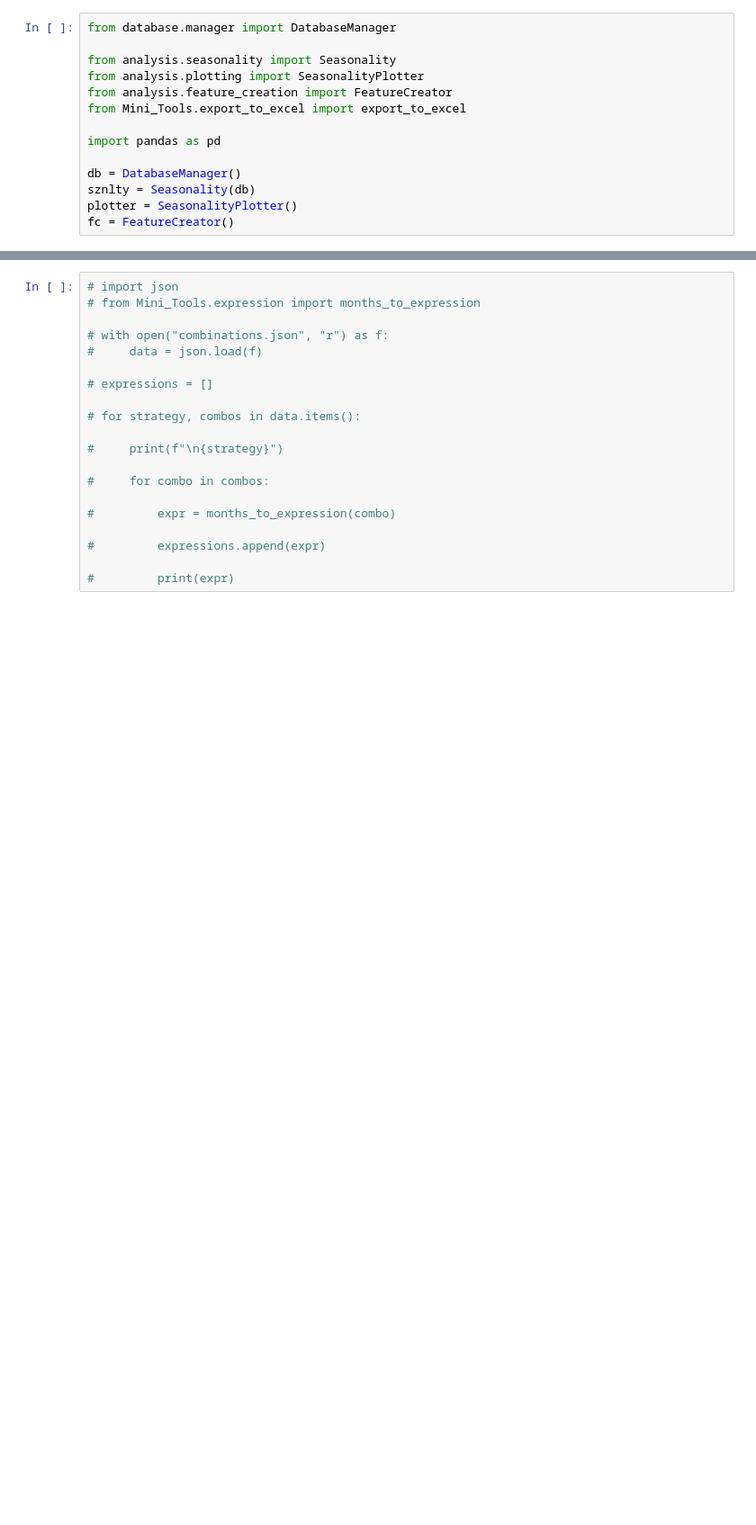
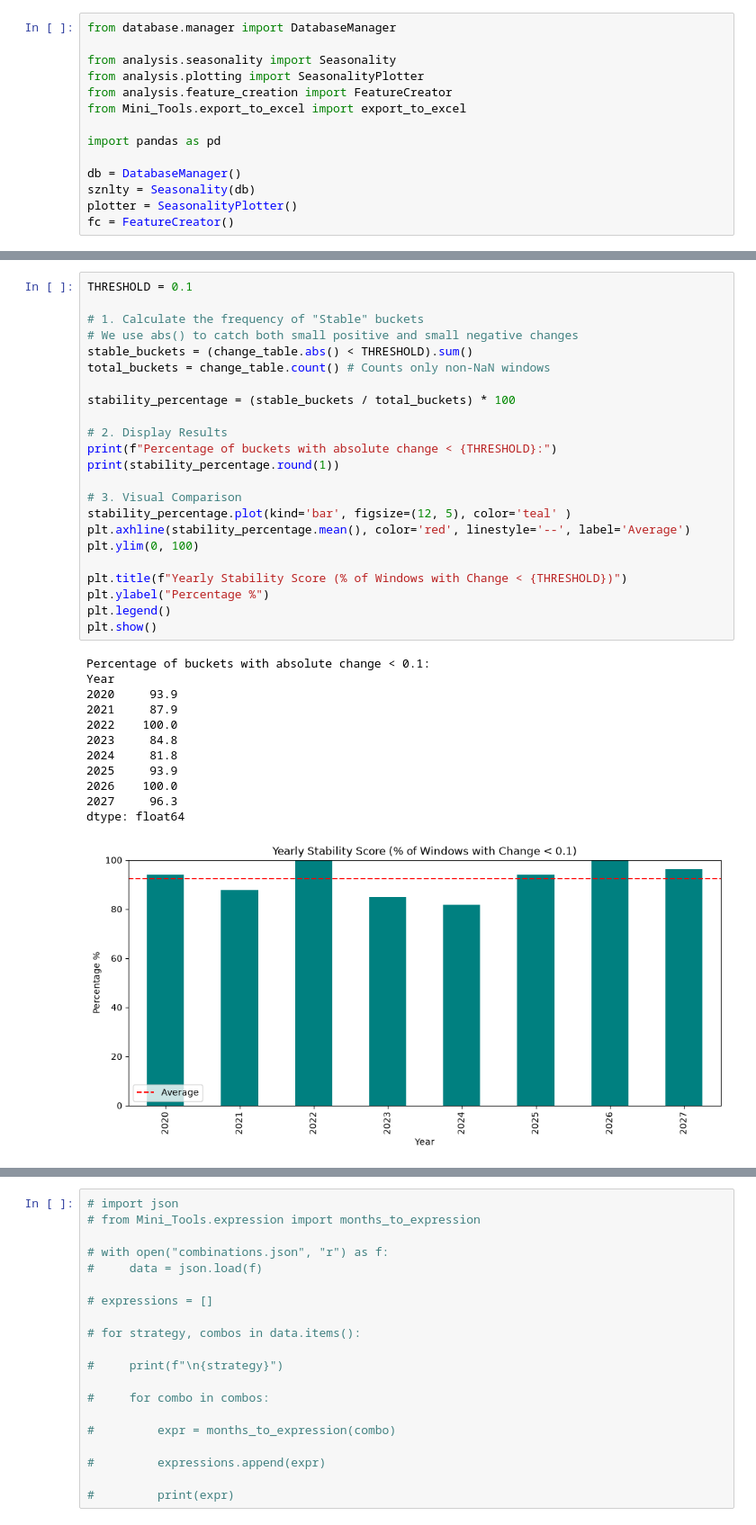
Before and after one commit to ashu01304/V2, a Jupyter notebook: main.ipynb, the cells around one changed output, grey strips where cells are left out. Shown: that part at 90% size. Drawn from its saved outputs; the diff is of its cells as text; blank space fills up the shorter version.

```diff
--- a/main.ipynb
+++ b/main.ipynb
@@ -78 +102,37 @@ Overall Success Rate: 64.29%
+# %%
+THRESHOLD = 0.1
+
+# 1. Calculate the frequency of "Stable" buckets
+# We use abs() to catch both small positive and small negative changes
+stable_buckets = (change_table.abs() < THRESHOLD).sum()
+total_buckets = change_table.count() # Counts only non-NaN windows
+
+stability_percentage = (stable_buckets / total_buckets) * 100
+
+# 2. Display Results
+print(f"Percentage of buckets with absolute change < {THRESHOLD}:")
+print(stability_percentage.round(1))
+
+# 3. Visual Comparison
+stability_percentage.plot(kind='bar', figsize=(12, 5), color='teal' )
+plt.axhline(stability_percentage.mean(), color='red', linestyle='--', label='Average')
+plt.ylim(0, 100)
+
+plt.title(f"Yearly Stability Score (% of Windows with Change < {THRESHOLD})")
+plt.ylabel("Percentage %")
+plt.legend()
+plt.show()
+# %% [output]
+Percentage of buckets with absolute change < 0.1:
+Year
+2020     93.9
+2021     87.9
+2022    100.0
+2023     84.8
+2024     81.8
+2025     93.9
+2026    100.0
+2027     96.3
+dtype: float64
+[figure, added]
 # %%
```
Also changed, not shown: parts of 5 cells of this notebook, 8 other files.
